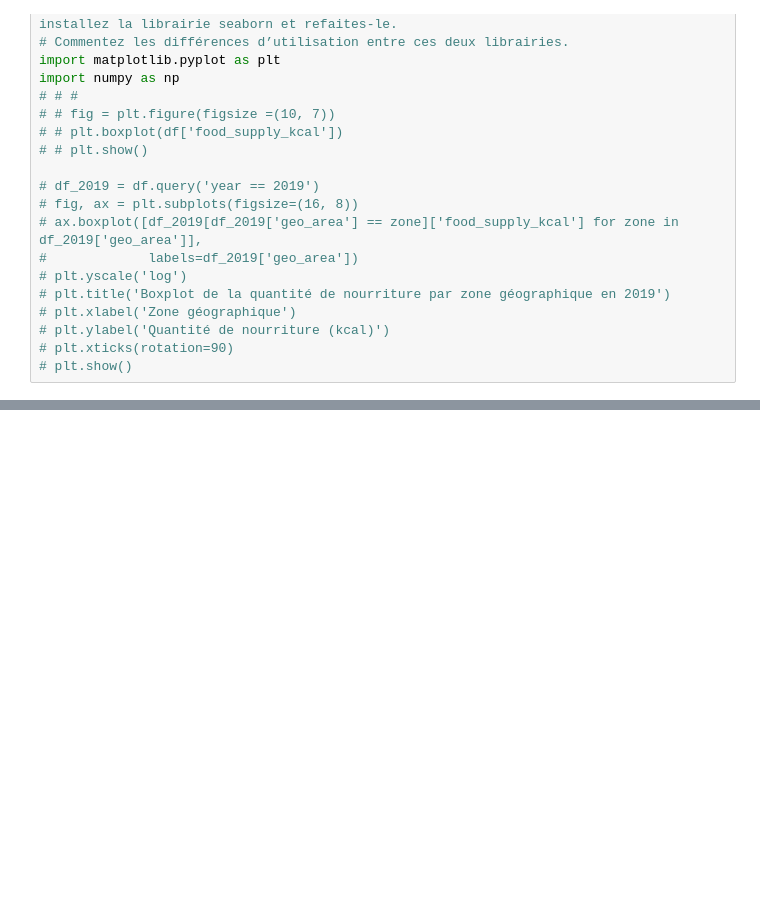
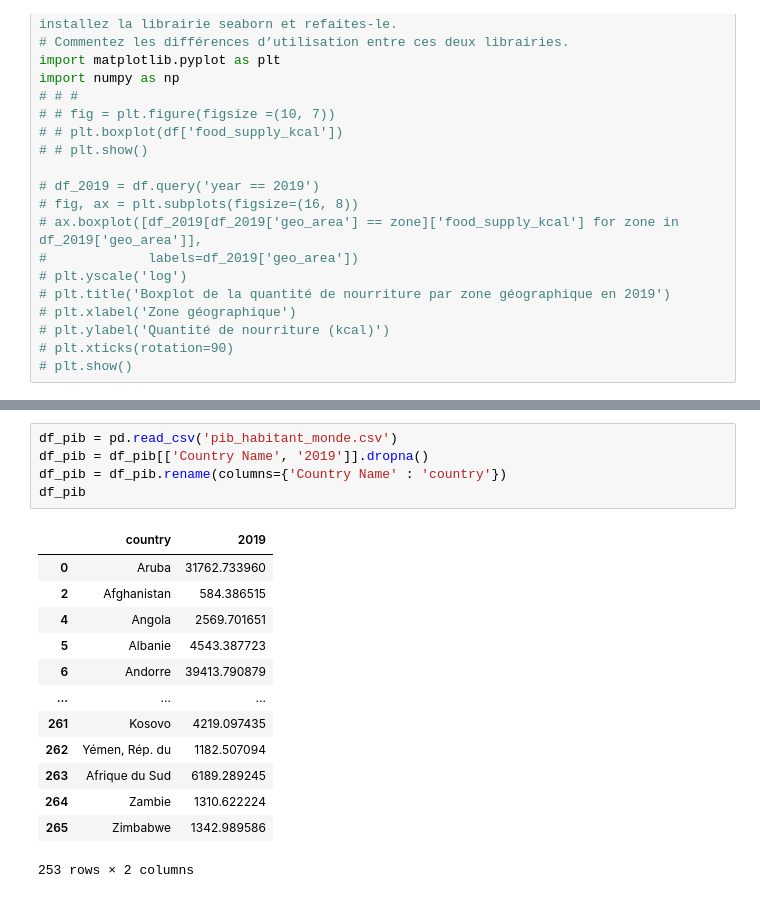
Before and after one commit to Melobgn/Brief-pandas-SEM, a Jupyter notebook: dataframes.ipynb, the cells around one changed output, grey strips where cells are left out. Drawn from its saved outputs; the diff is of its cells as text; blank space fills up the shorter version.

```diff
--- a/dataframes.ipynb
+++ b/dataframes.ipynb
@@ -497,0 +517,19 @@ plt.show()
+# %%
+df_pib = pd.read_csv('pib_habitant_monde.csv')
+df_pib = df_pib[['Country Name', '2019']].dropna()
+df_pib = df_pib.rename(columns={'Country Name' : 'country'})
+df_pib
+# %% [output]
+|  | country | 2019 |
+| 0 | Aruba | 31762.733960 |
+| 2 | Afghanistan | 584.386515 |
+| 4 | Angola | 2569.701651 |
+| 5 | Albanie | 4543.387723 |
+| 6 | Andorre | 39413.790879 |
+| ... | ... | ... |
+| 261 | Kosovo | 4219.097435 |
+| 262 | Yémen, Rép. du | 1182.507094 |
+| 263 | Afrique du Sud | 6189.289245 |
+| 264 | Zambie | 1310.622224 |
+| 265 | Zimbabwe | 1342.989586 |
+253 rows × 2 columns
```
Also changed, not shown: parts of 7 cells of this notebook, 9 other files.
